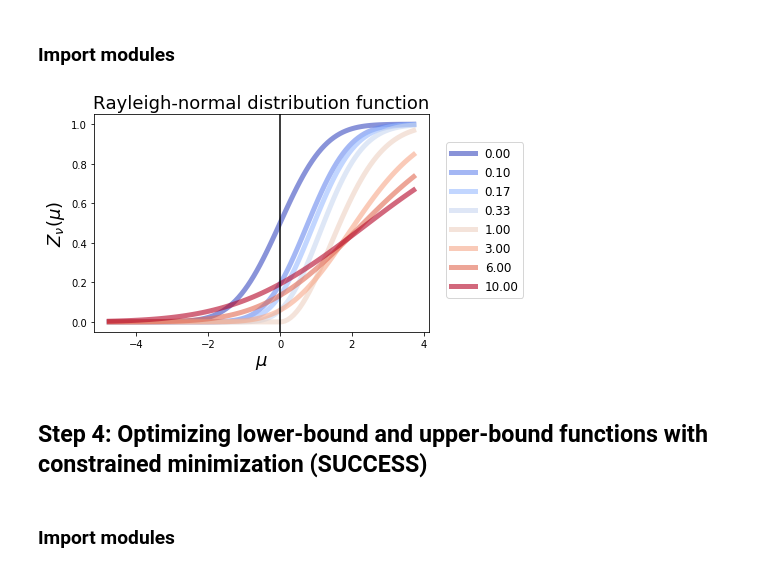
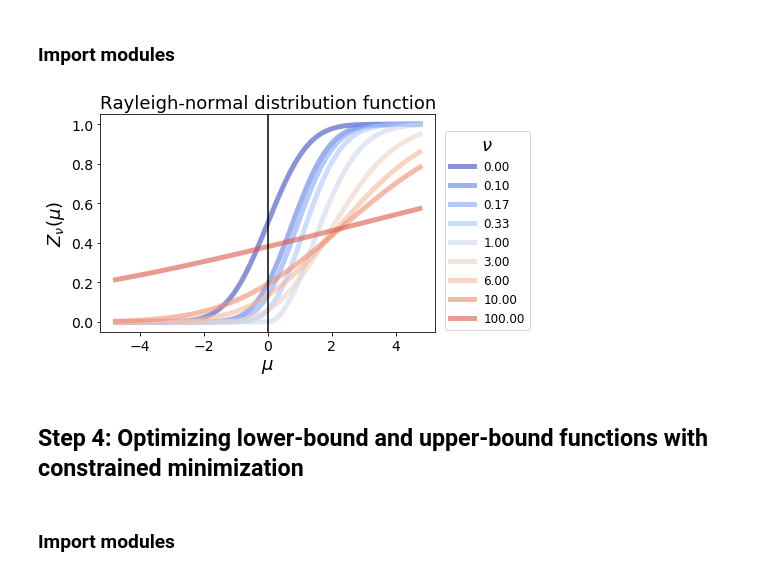
Before and after one commit to briancylui/qit, a Jupyter notebook: rayleigh-normal.ipynb, the cells around one changed output. Saved outputs shown, nothing was run; the diff lists cells and outputs as text; code cells hidden in the pictures.

```diff
--- a/rayleigh-normal.ipynb
+++ b/rayleigh-normal.ipynb
@@ -86,6 +86,16 @@ from scipy.stats import norm, rayleigh, rv_continuous
 from scipy.optimize import fsolve, root, minimize
 from math import sqrt, exp, log
 import numpy as np
+import matplotlib.pyplot as plt
+import os
+
+FIG_HOME = 'fig'
+def savefig(filename, *args, **kwargs):
+    path = os.path.join(FIG_HOME, filename)
+    directory = os.path.dirname(path)
+    if not os.path.exists(directory):
+        os.makedirs(directory)
+    plt.savefig(path, *args, **kwargs)
 # %% [markdown]
 ### Define functions
 # %% [markdown]
@@ -222,30 +232,31 @@ import pdb
 # %%
 fig, ax = plt.subplots(1, 1)
 
 np.random.seed(205)
 
-vars = [0, 1/10, 1/6, 1/3, 1, 3, 6, 10]
-x = np.linspace(rn.ppf(0.000001, 0), rn.ppf(0.9999, 0), 100)
+vars = [0, 1/10, 1/6, 1/3, 1, 3, 6, 10, 100]
+x = np.linspace(rn.ppf(0.000001, 0), rn.ppf(0.999999, 0), 100)
 cmap = plt.cm.coolwarm
 rcParams['axes.prop_cycle'] = cycler(color=cmap(np.linspace(0, 1, len(vars))))
 
 lines = []
 for var in vars:
     cdf = np.array([rn.cdf(x_index, var) for x_index in x])
     line = ax.plot(x, cdf, '-', lw=5, alpha=0.6, label='var = {}'.format(var))
     lines.append(line)
 
 lgd = ax.legend(lines, labels=['{:.2f}'.format(var) for var in vars], fontsize=12, \
-          loc='upper right', bbox_to_anchor=(1.3, 0.9))
+          loc='upper right', bbox_to_anchor=(1.3, 0.95), title=r'$\nu$', title_fontsize=18)
 ax.set_xlabel(r'$\mu$', fontsize=18)
 ax.set_ylabel(r'$Z_\nu(\mu)$', fontsize=18)
 ax.axvline(x=0, color='black')
 ax.set_title('Rayleigh-normal distribution function', fontsize=18)
-plt.savefig('rayleigh-normal.pdf', bbox_extra_artists=(lgd,), bbox_inches='tight')
+ax.tick_params(axis='both', which='major', labelsize=14)
+savefig('rayleigh-normal.pdf', bbox_extra_artists=(lgd,), bbox_inches='tight')
 # %% [output]
-[figure, old version]
+[figure, new version]
 # %% [markdown]
-## Step 4: Optimizing lower-bound and upper-bound functions with constrained minimization (SUCCESS)
+## Step 4: Optimizing lower-bound and upper-bound functions with constrained minimization
 # %% [markdown]
 ### Import modules
 # %%
```
Also changed, not shown: parts of 11 cells of this notebook.
